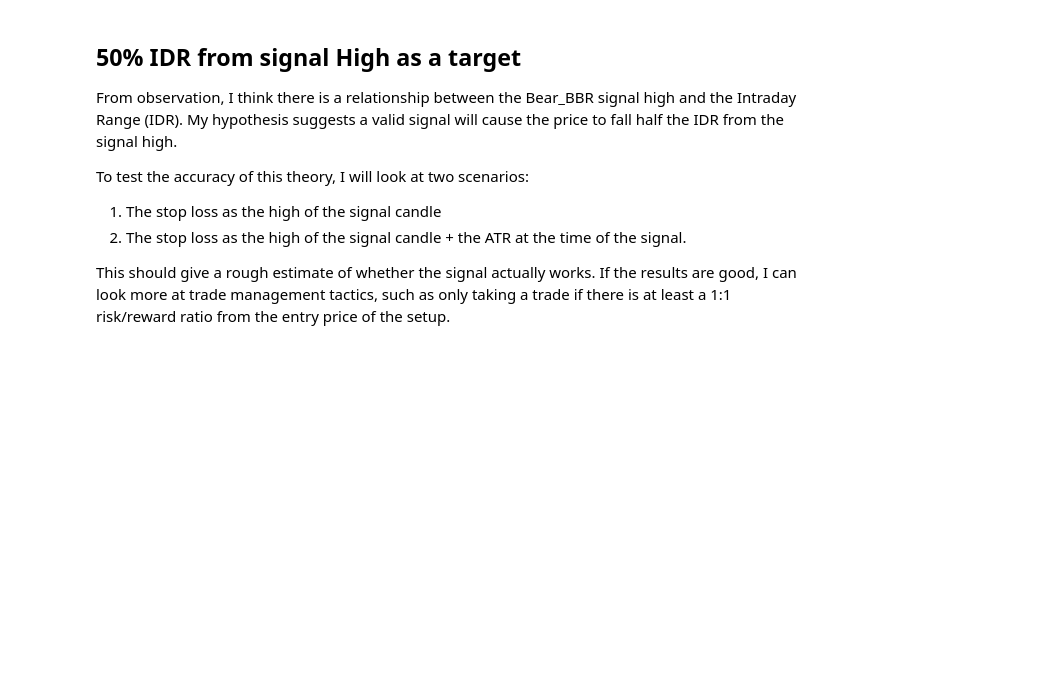
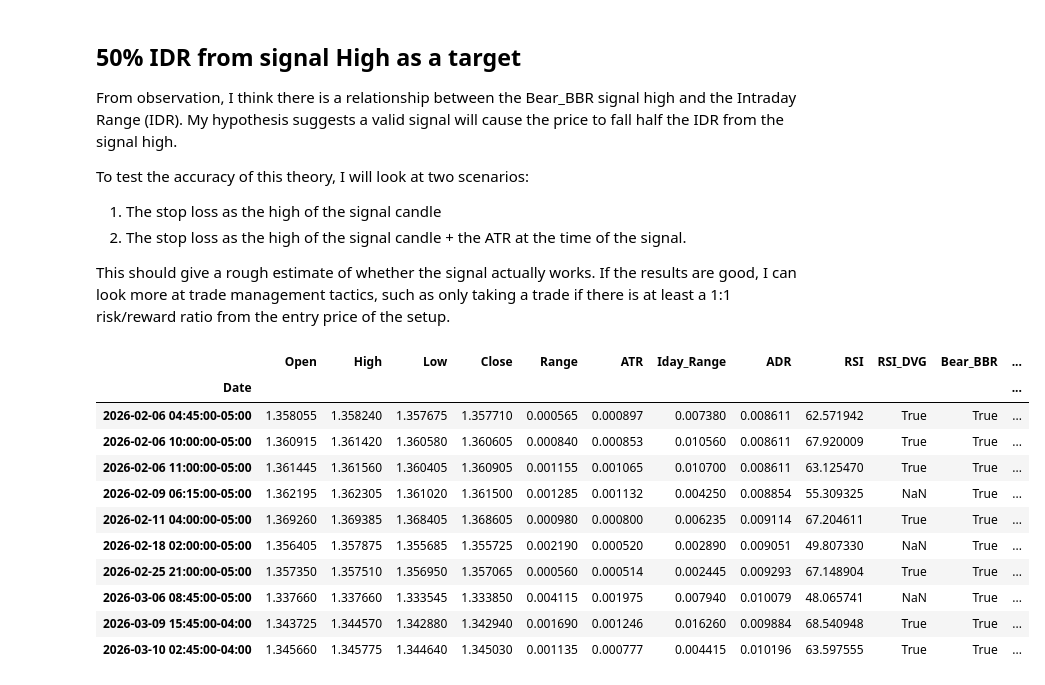
Before and after one commit to root-at-iyn/FXTradingResearch, a Jupyter notebook: research/bbu_reversal_v2.ipynb, the cells around one changed output. Cells and saved outputs as stored; diff of their text form; code cells hidden in the pictures; blank space fills up the shorter version.

```diff
--- a/research/bbu_reversal_v2.ipynb
+++ b/research/bbu_reversal_v2.ipynb
@@ -645,0 +704,25 @@ df[["High_Win", "High_Loss", "ATR_Win", "ATR_Loss", "High_TP", "ATR_TP", "High_S
+# %%
+# check signals
+
+df[
+    [
+        "Open", "High", "Low","Close", "Range",
+        "ATR", "Iday_Range", "ADR", "RSI", "RSI_DVG",
+        "Bear_BBR", "Bear_Engulf", "Shooting_Star",
+        "Dark_Cloud", "Hammer","BBU_BO", "IHR", "S_R",
+        "SMA32_Slope", "SMA_Trend", *pct_50_idr_cols
+     ]
+].query("Bear_BBR == True").tail(10)
+# %% [output]
+|  | Open | High | Low | Close | Range | ATR | Iday_Range | ADR | RSI | RSI_DVG | Bear_BBR | ... |
+| Date |  |  |  |  |  |  |  |  |  |  |  | ... |
+| 2026-02-06 04:45:00-05:00 | 1.358055 | 1.358240 | 1.357675 | 1.357710 | 0.000565 | 0.000897 | 0.007380 | 0.008611 | 62.571942 | True | True | ... |
+| 2026-02-06 10:00:00-05:00 | 1.360915 | 1.361420 | 1.360580 | 1.360605 | 0.000840 | 0.000853 | 0.010560 | 0.008611 | 67.920009 | True | True | ... |
+| 2026-02-06 11:00:00-05:00 | 1.361445 | 1.361560 | 1.360405 | 1.360905 | 0.001155 | 0.001065 | 0.010700 | 0.008611 | 63.125470 | True | True | ... |
+| 2026-02-09 06:15:00-05:00 | 1.362195 | 1.362305 | 1.361020 | 1.361500 | 0.001285 | 0.001132 | 0.004250 | 0.008854 | 55.309325 | NaN | True | ... |
+| 2026-02-11 04:00:00-05:00 | 1.369260 | 1.369385 | 1.368405 | 1.368605 | 0.000980 | 0.000800 | 0.006235 | 0.009114 | 67.204611 | True | True | ... |
+| 2026-02-18 02:00:00-05:00 | 1.356405 | 1.357875 | 1.355685 | 1.355725 | 0.002190 | 0.000520 | 0.002890 | 0.009051 | 49.807330 | NaN | True | ... |
+| 2026-02-25 21:00:00-05:00 | 1.357350 | 1.357510 | 1.356950 | 1.357065 | 0.000560 | 0.000514 | 0.002445 | 0.009293 | 67.148904 | True | True | ... |
+| 2026-03-06 08:45:00-05:00 | 1.337660 | 1.337660 | 1.333545 | 1.333850 | 0.004115 | 0.001975 | 0.007940 | 0.010079 | 48.065741 | NaN | True | ... |
+| 2026-03-09 15:45:00-04:00 | 1.343725 | 1.344570 | 1.342880 | 1.342940 | 0.001690 | 0.001246 | 0.016260 | 0.009884 | 68.540948 | True | True | ... |
+| 2026-03-10 02:45:00-04:00 | 1.345660 | 1.345775 | 1.344640 | 1.345030 | 0.001135 | 0.000777 | 0.004415 | 0.010196 | 63.597555 | True | True | ... |
```
Also changed, not shown: parts of 13 cells of this notebook.
